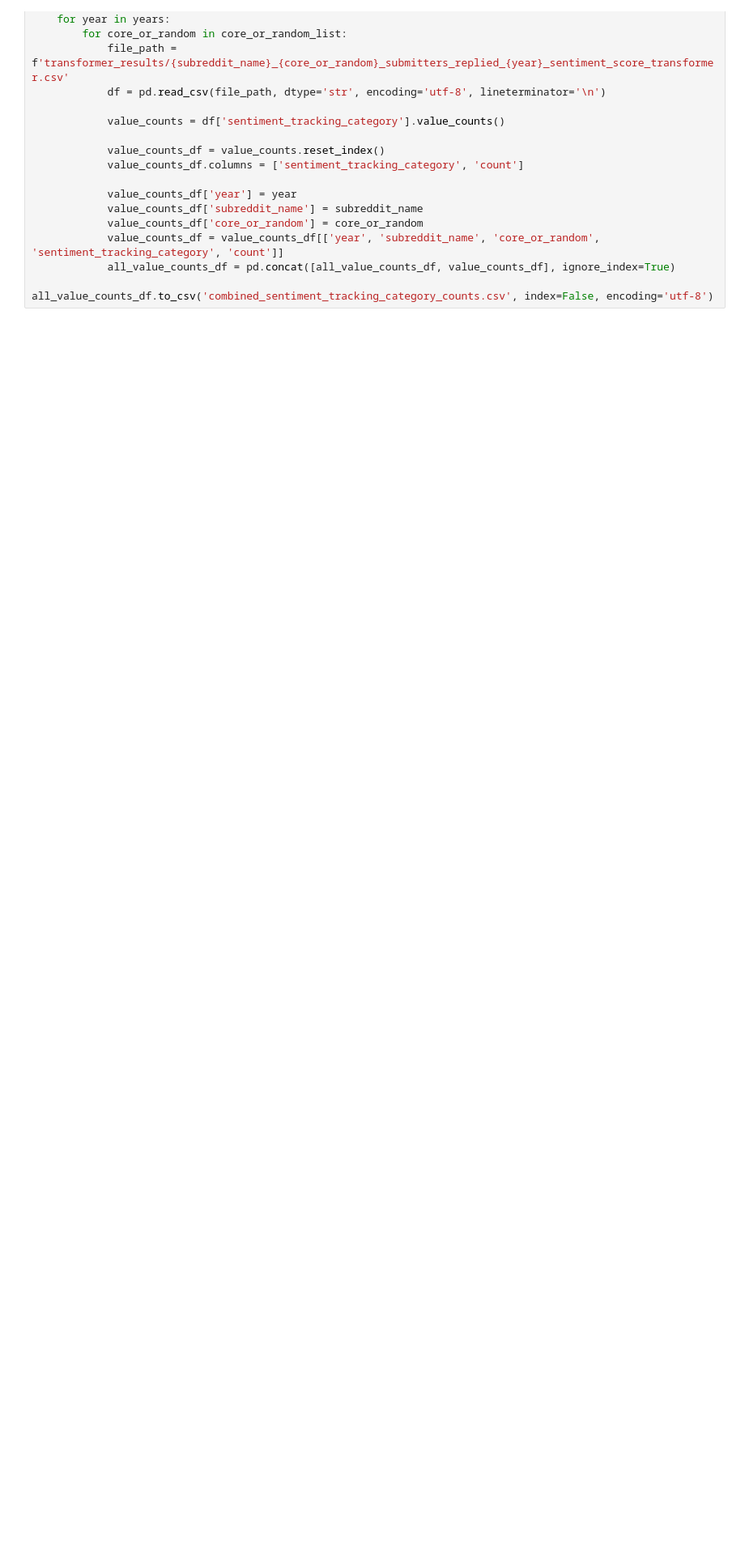
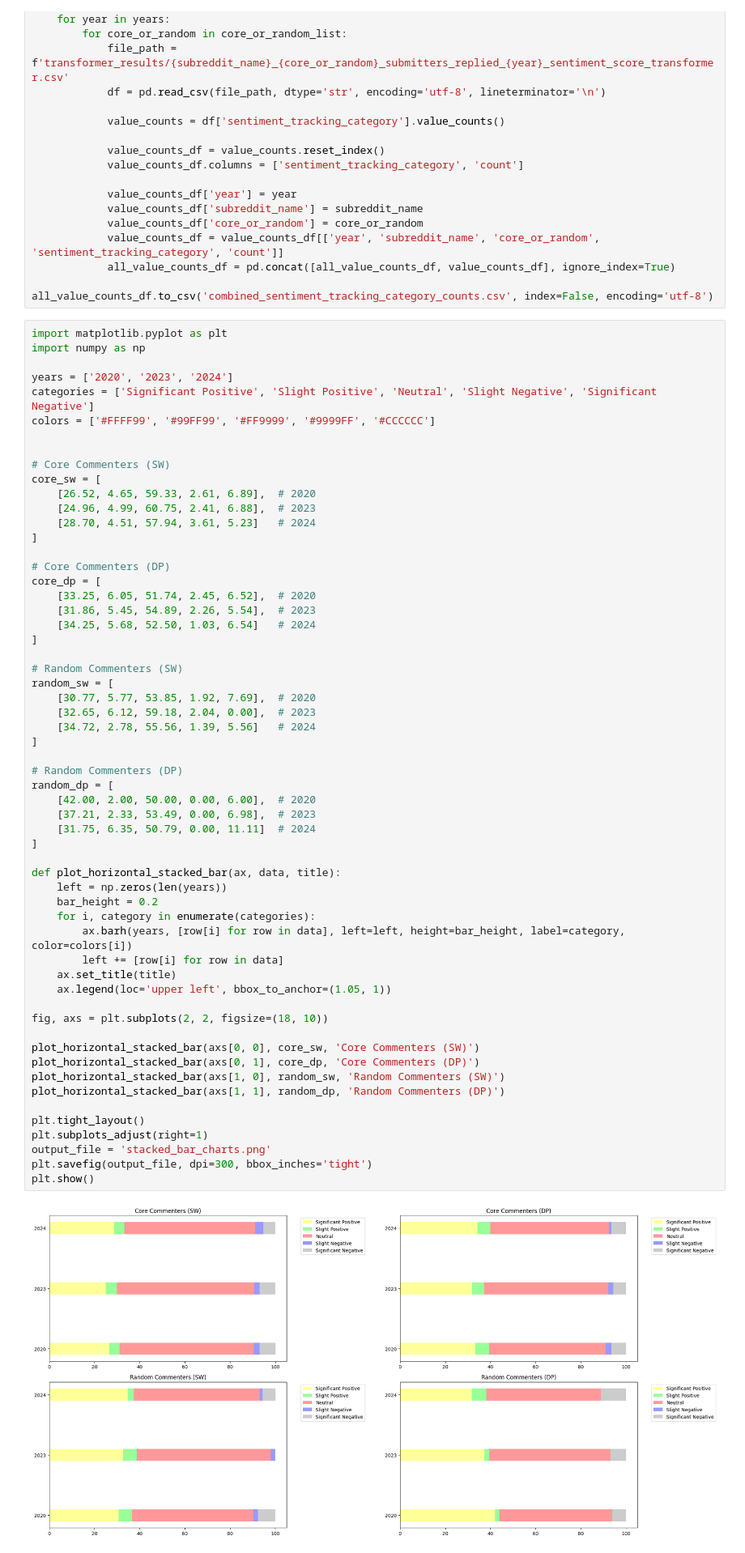
Before and after one commit to kiki3177/Suicide-Subreddits-Support-Dynamics, a Jupyter notebook: sentiment_analysis/stats.ipynb, the cells around one changed output. Shown at 81% size. Drawn from its saved outputs; the diff is of its cells as text; blank space fills up the shorter version.

```diff
--- a/sentiment_analysis/stats.ipynb
+++ b/sentiment_analysis/stats.ipynb
@@ -25,3 +25,63 @@ for subreddit_name in subreddit_names:
             all_value_counts_df = pd.concat([all_value_counts_df, value_counts_df], ignore_index=True)
 
 all_value_counts_df.to_csv('combined_sentiment_tracking_category_counts.csv', index=False, encoding='utf-8')
+# %%
+import matplotlib.pyplot as plt
+import numpy as np
+
+years = ['2020', '2023', '2024']
+categories = ['Significant Positive', 'Slight Positive', 'Neutral', 'Slight Negative', 'Significant Negative']
+colors = ['#FFFF99', '#99FF99', '#FF9999', '#9999FF', '#CCCCCC']
+
+
+# Core Commenters (SW)
+core_sw = [
+    [26.52, 4.65, 59.33, 2.61, 6.89],  # 2020
+    [24.96, 4.99, 60.75, 2.41, 6.88],  # 2023
+    [28.70, 4.51, 57.94, 3.61, 5.23]   # 2024
+]
+
+# Core Commenters (DP)
+core_dp = [
+    [33.25, 6.05, 51.74, 2.45, 6.52],  # 2020
+    [31.86, 5.45, 54.89, 2.26, 5.54],  # 2023
+    [34.25, 5.68, 52.50, 1.03, 6.54]   # 2024
+]
+
+# Random Commenters (SW)
+random_sw = [
+    [30.77, 5.77, 53.85, 1.92, 7.69],  # 2020
+    [32.65, 6.12, 59.18, 2.04, 0.00],  # 2023
+    [34.72, 2.78, 55.56, 1.39, 5.56]   # 2024
+]
+
+# Random Commenters (DP)
+random_dp = [
+    [42.00, 2.00, 50.00, 0.00, 6.00],  # 2020
+    [37.21, 2.33, 53.49, 0.00, 6.98],  # 2023
+    [31.75, 6.35, 50.79, 0.00, 11.11]  # 2024
+]
+
+def plot_horizontal_stacked_bar(ax, data, title):
+    left = np.zeros(len(years))
+    bar_height = 0.2
+    for i, category in enumerate(categories):
+        ax.barh(years, [row[i] for row in data], left=left, height=bar_height, label=category, color=colors[i])
+        left += [row[i] for row in data]
+    ax.set_title(title)
+    ax.legend(loc='upper left', bbox_to_anchor=(1.05, 1))
+
+fig, axs = plt.subplots(2, 2, figsize=(18, 10))
+
+plot_horizontal_stacked_bar(axs[0, 0], core_sw, 'Core Commenters (SW)')
+plot_horizontal_stacked_bar(axs[0, 1], core_dp, 'Core Commenters (DP)')
+plot_horizontal_stacked_bar(axs[1, 0], random_sw, 'Random Commenters (SW)')
+plot_horizontal_stacked_bar(axs[1, 1], random_dp, 'Random Commenters (DP)')
+
+plt.tight_layout()
+plt.subplots_adjust(right=1)
+output_file = 'stacked_bar_charts.png'
+plt.savefig(output_file, dpi=300, bbox_inches='tight')
+plt.show()
+# %% [output]
+[figure, added]
```
Also changed, not shown: 8 other files.
